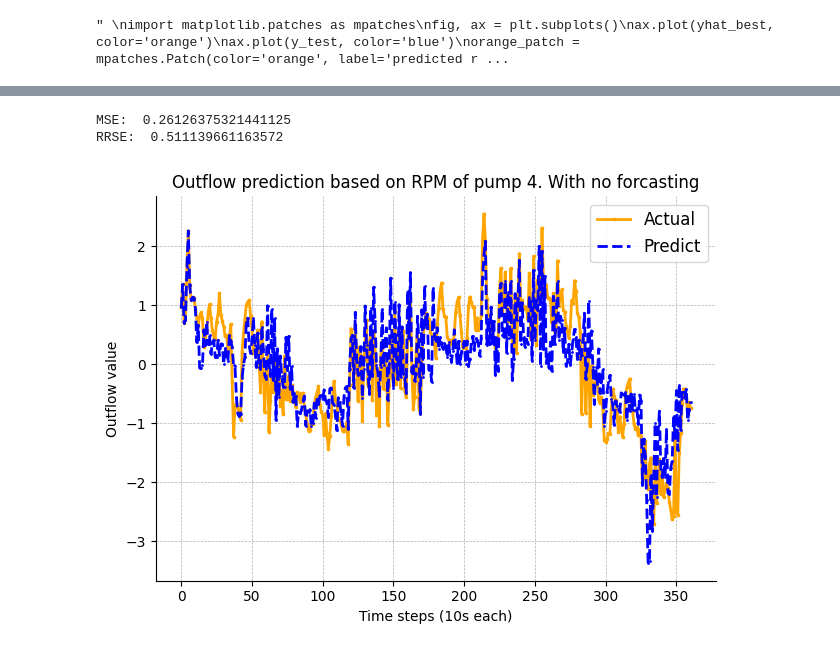
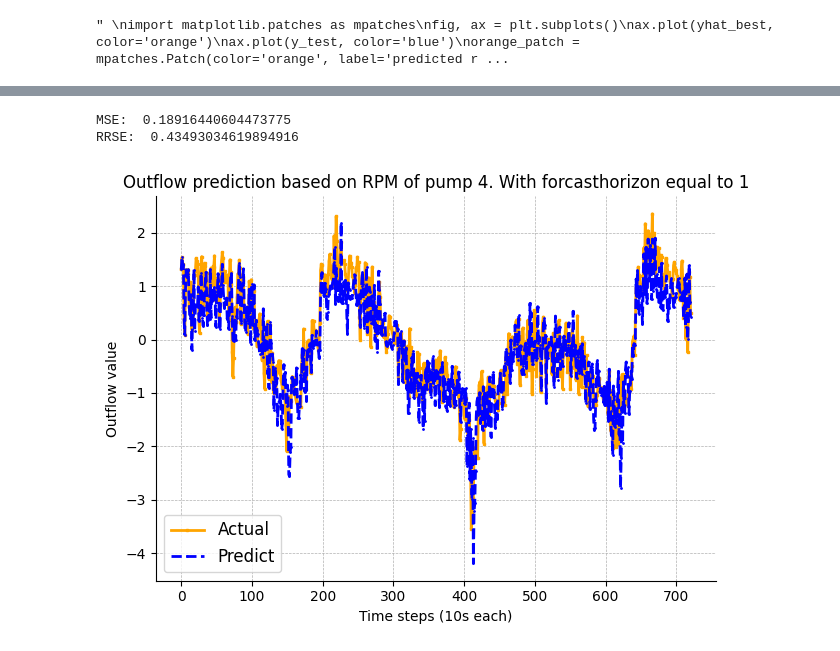
Before and after one commit to nitram1805/Digitization_of_electronic_assets, a Jupyter notebook: Group_1_final_proj.ipynb, the cells around one changed output, grey strips where cells are left out. Cells and saved outputs as stored; diff of their text form; code cells hidden in the pictures.

```diff
--- a/Group_1_final_proj.ipynb
+++ b/Group_1_final_proj.ipynb
@@ -331,7 +331,8 @@ from sklearn import preprocessing
 from sklearn.preprocessing import StandardScaler
 scaler = StandardScaler()
 
-train_data = data['2023-02-14 12:27:00':'2023-02-14 14:50:00'].resample("1min").mean()
+train_data = data['2023-02-14 12:27:00':'2023-02-14 14:50:00'].resample("10s").mean()
+
 
 train_data = train_data.drop(labels=['height', 'pump1_power','pump4_power', 'pump4_rpm'], axis=1)
 train_data = train_data.reset_index(drop=True)
@@ -350,6 +351,10 @@ y_train_1 = data_train['outflow'].values.reshape(-1,1)
 # The rpm values of both pumps are chosen as input values
 x_test_1 = data_test['pump1_rpm'].values.reshape(-1,1)
 y_test_1 = data_test['outflow'].values.reshape(-1,1)
+
+compare_1_data = data['2023-02-15 13:27:00':'2023-02-15 15:50:00'].resample("10s").mean()
+x_compare_1 = compare_1_data['pump1_rpm'].values.reshape(-1,1)
+y_compare_1 = compare_1_data['outflow'].values.reshape(-1,1)
 # %%
 train_data.index
 # %% [output]
@@ -425,10 +430,10 @@ for i in ['RReLU']:
     if device == "cuda":
         narx_net.net.to(torch.device("cuda"))
     narx_net.fit(X=x_train_1, y=y_train_1,X_test=x_test_1, y_test=y_test_1)
-    yhat = narx_net.predict(X=x_test_1, y=y_test_1)
+    yhat = narx_net.predict(X=x_compare_1, y=y_compare_1)
     mse = mean_squared_error(y_test_1, yhat)
     print("MSE: ", mse)
-    rrse = root_relative_squared_error(y_test_1, yhat)
+    rrse = root_relative_squared_error(y_compare_1, yhat)
     print("RRSE: ",rrse)
     eval_dict.update({i:{"rrse":rrse,"mse":mse,'yhat':yhat}})
 # %% [output]
@@ -551,7 +609,7 @@ for a in ['RReLU']:
                             self.lin4 = nn.Linear(64, 64)
                             self.lin5 = nn.Linear(64, 30)
                             self.lin6 = nn.Linear(30, 1)
-                            self.tanh = eval("nn."+a+"()")
+                            self.tanh = eval("nn."+'RReLU'+"()")
 
 
                         def forward(self, xb):
@@ -574,38 +632,39 @@ for a in ['RReLU']:
                 narx_net.net.to(torch.device("cuda"))
             # Train the model on the chosen test slot and the test data which is the last 20% of the train time slot
             narx_net.fit(X=x_train_4, y=y_train_4, X_test=x_test_4, y_test=y_test_4)
-            # Predict the values with the created model and compare them to the actual values from the time slot one hour after the training time slot
-            yhat = narx_net.predict(X=x_test_compare_4, y=y_test_compare_4)
-            # Calculate the error of the model compared to the testing time slot
-            mse = mean_squared_error(y_test_compare_4, yhat)
-            print("MSE: ", mse)
-            rrse = root_relative_squared_error(y_test_compare_4, yhat)
-            print("RRSE: ",rrse)
-# %% [output]
-MSE:  0.26126375321441125
-RRSE:  0.511139661163572
+# %%
+# Predict the values with the created model and compare them to the actual values from the time slot one hour after the training time slot
+yhat = narx_net.predict(X=x_compare_4, y=y_compare_4)
+# Calculate the error of the model compared to the testing time slot
+mse = mean_squared_error(y_compare_4, yhat)
+print("MSE: ", mse)
+rrse = root_relative_squared_error(y_compare_4, yhat)
+print("RRSE: ",rrse)
+# %% [output]
+MSE:  0.18916440604473775
+RRSE:  0.43493034619894916
 # %%
 
-import matplotlib.patches as mpatches
+
 fig, ax = plt.subplots()
-ax.plot(y_test_compare_4, color='orange', linestyle='-', linewidth=2, marker='s', markersize=1.5, label='Actual')
+ax.plot(y_compare_4, color='orange', linestyle='-', linewidth=2, marker='s', markersize=1.5, label='Actual')
 ax.plot(yhat ,color='blue', linestyle='--', linewidth=2, marker='o', markersize=1, label='Predict')
 
-ax.set_title(f"Outflow prediction based on RPM of pump 4. With no forcasting")
+ax.set_title(f"Outflow prediction based on RPM of pump 4. With forcasthorizon equal to 1")
 ax.set_xlabel(f"Time steps (10s each)")
 ax.set_ylabel("Outflow value")
 ax.grid(True, which='both', linestyle='--', linewidth = 0.5)
 
 # Adding a legend
 plt.legend(fontsize=12)
 
 # Adjusting the layout
 plt.tight_layout()
 
 plt.show()
-plt.savefig()
+#plt.savefig()
 # %% [output]
-[figure, old version]
+[figure, new version]
 # %%
 from scipy.stats import shapiro
 
```
Also changed, not shown: parts of 19 cells of this notebook, 2 other files.
